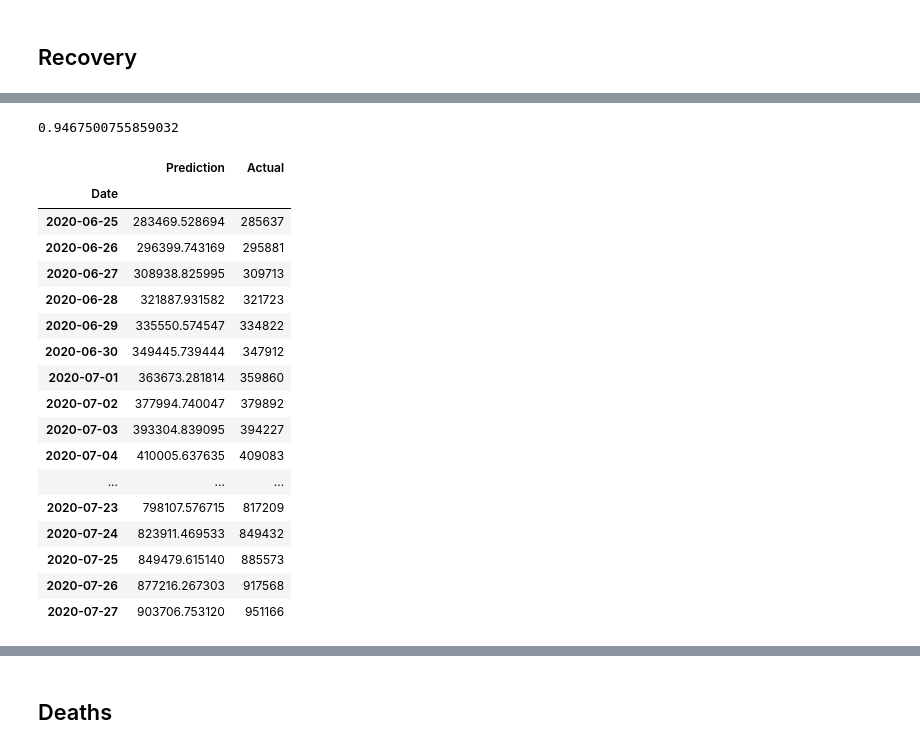
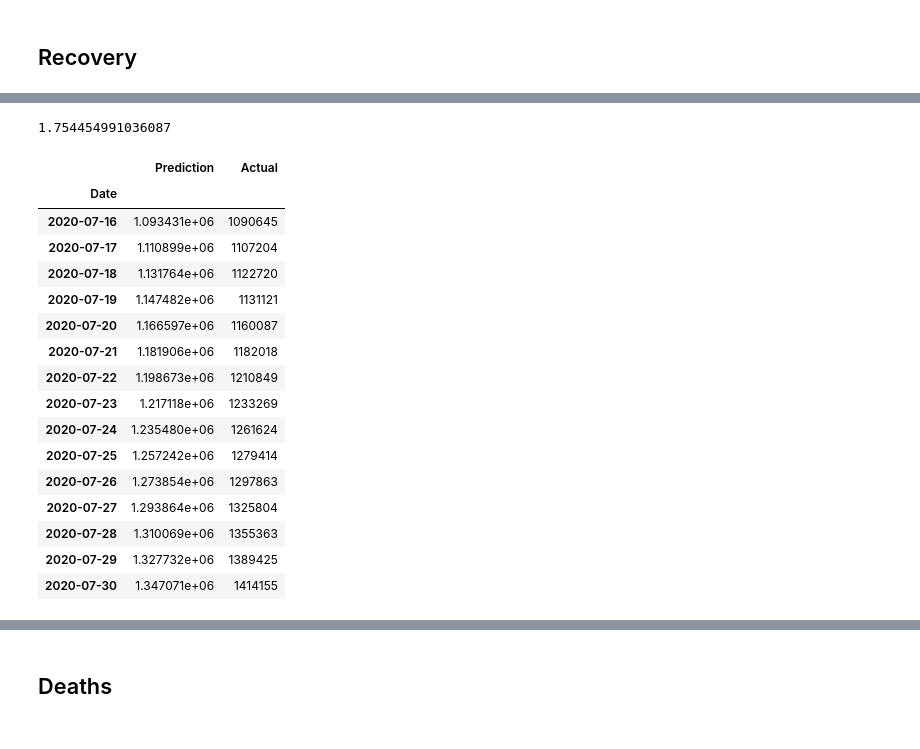
Before and after one commit to anandrajaram21/covidash, a Jupyter notebook: src/jupyter_notebooks/Auto_ARIMA_COVID_19.ipynb, the cells around one changed output, grey strips where cells are left out. Saved outputs shown, nothing was run; the diff lists cells and outputs as text; code cells hidden in the pictures.

Commit message:
ARIMA Future Prediction

```diff
--- a/src/jupyter_notebooks/Auto_ARIMA_COVID_19.ipynb
+++ b/src/jupyter_notebooks/Auto_ARIMA_COVID_19.ipynb
@@ -69,7 +71,7 @@ def find_params():
 # %%
 def split_dataframe():
     # Setting a Split date for test and train datasets
-    train, test = train_test_split(data, test_size=0.2, shuffle=False)
+    train, test = train_test_split(data, test_size=15, shuffle=False)
     print('Test shape:',test.shape)
     print('Train shape:',train.shape)
     print(f'Min date from train set: {train.index.min().date()}')
@@ -78,13 +80,13 @@ def split_dataframe():
     print(f'Max date from test set: {test.index.max().date()}')
     return train,test
 # %%
-def forecast():
+def Predict():
     # Fitting the model with train dataset
     stepwise_model.fit(train)
     # Forecasting
-    future_forecast = stepwise_model.predict(n_periods=len(test))
+    pred = stepwise_model.predict(n_periods=len(test))
     # This returns an array of predictions:
-    print(future_forecast)
-    future_forecast = pd.DataFrame(future_forecast,index = test.index,columns=['Prediction'])
+#     print(pred)
+    pred = pd.DataFrame(pred,index = test.index,columns=['Prediction'])
     # Plotting the predicted values and actual values
-    return px.line(pd.concat([data,future_forecast],axis=1), template = 'plotly_dark'),future_forecast
+    return px.line(pd.concat([data,pred],axis=1), template = 'plotly_dark'),pred
@@ -123,6 +141,5 @@ Total fit time: 142.502 seconds
 # %%
-train,test=split_dataframe()
 # prepare Fourier terms
-fig,future_forecast=forecast()
+fig,pred=Predict()
 fig
 # %% [output]
@@ -166,26 +147,25 @@ test
 # %%
-mean_absolute_percentage_error(test,future_forecast)
+mean_absolute_percentage_error(test,pred)
 # %% [output]
-0.9467500755859032
+1.754454991036087
 # %%
-future_forecast['Actual']=test.Total
-future_forecast
+pred['Actual']=test.Total
+pred
 # %% [output]
 |  | Prediction | Actual |
 | Date |  |  |
-| 2020-06-25 | 283469.528694 | 285637 |
-| 2020-06-26 | 296399.743169 | 295881 |
-| 2020-06-27 | 308938.825995 | 309713 |
-| 2020-06-28 | 321887.931582 | 321723 |
-| 2020-06-29 | 335550.574547 | 334822 |
-| 2020-06-30 | 349445.739444 | 347912 |
-| 2020-07-01 | 363673.281814 | 359860 |
-| 2020-07-02 | 377994.740047 | 379892 |
-| 2020-07-03 | 393304.839095 | 394227 |
-| 2020-07-04 | 410005.637635 | 409083 |
-| ... | ... | ... |
-| 2020-07-23 | 798107.576715 | 817209 |
-| 2020-07-24 | 823911.469533 | 849432 |
-| 2020-07-25 | 849479.615140 | 885573 |
-| 2020-07-26 | 877216.267303 | 917568 |
-| 2020-07-27 | 903706.753120 | 951166 |
+| 2020-07-16 | 1.093431e+06 | 1090645 |
+| 2020-07-17 | 1.110899e+06 | 1107204 |
+| 2020-07-18 | 1.131764e+06 | 1122720 |
+| 2020-07-19 | 1.147482e+06 | 1131121 |
+| 2020-07-20 | 1.166597e+06 | 1160087 |
+| 2020-07-21 | 1.181906e+06 | 1182018 |
+| 2020-07-22 | 1.198673e+06 | 1210849 |
+| 2020-07-23 | 1.217118e+06 | 1233269 |
+| 2020-07-24 | 1.235480e+06 | 1261624 |
+| 2020-07-25 | 1.257242e+06 | 1279414 |
+| 2020-07-26 | 1.273854e+06 | 1297863 |
+| 2020-07-27 | 1.293864e+06 | 1325804 |
+| 2020-07-28 | 1.310069e+06 | 1355363 |
+| 2020-07-29 | 1.327732e+06 | 1389425 |
+| 2020-07-30 | 1.347071e+06 | 1414155 |
```
Also changed, not shown: parts of 23 cells of this notebook.
